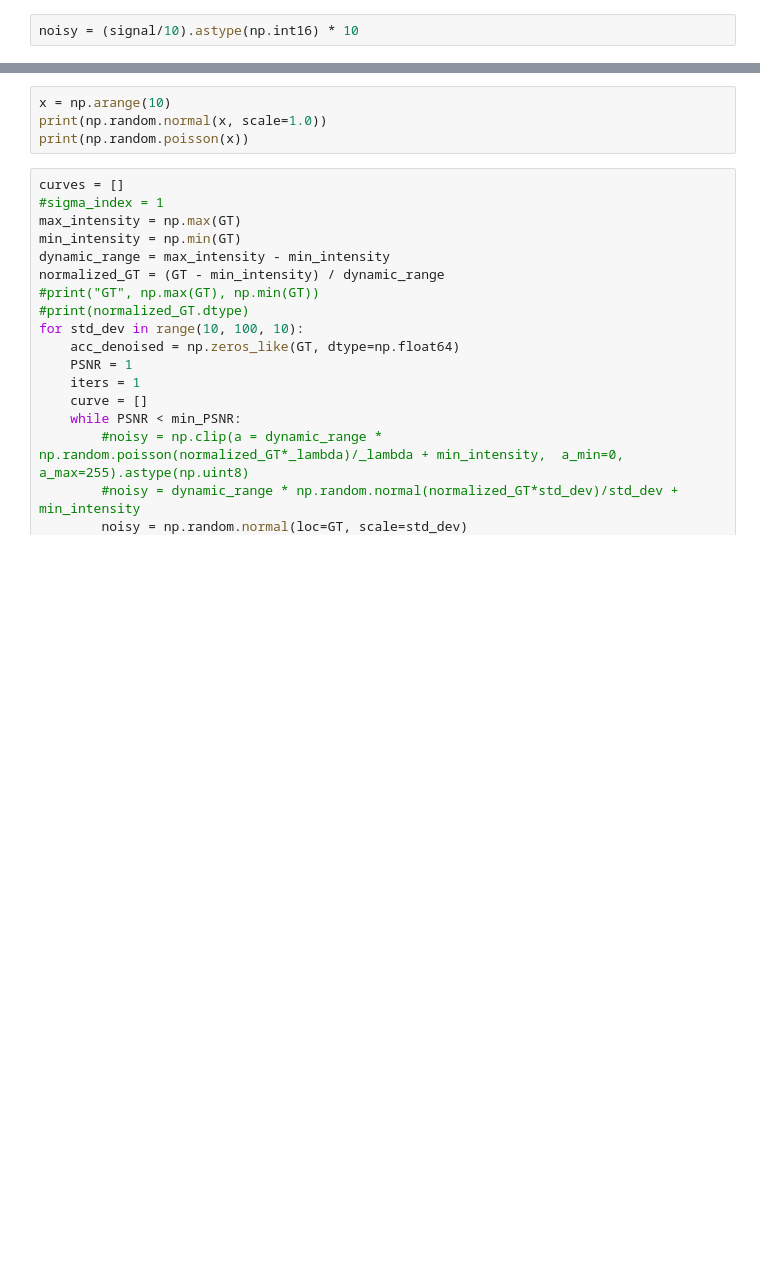
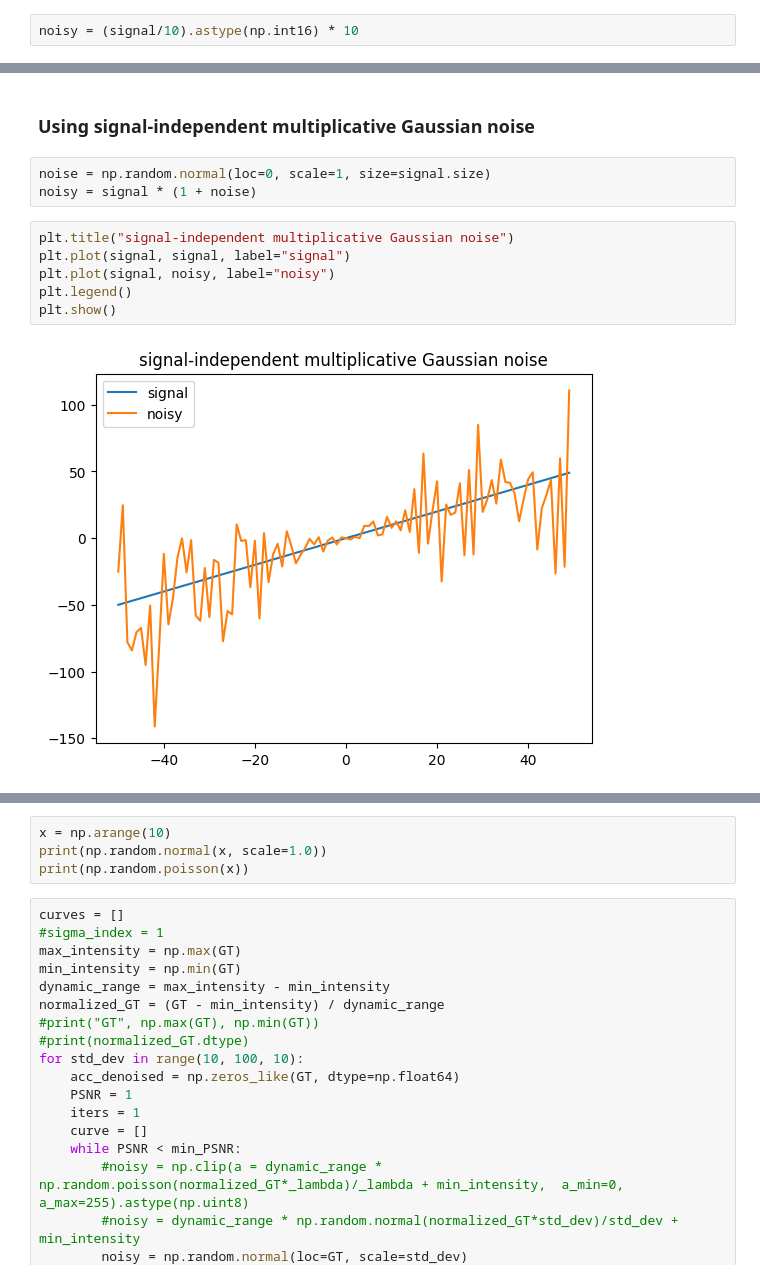
Before and after one commit to vicente-gonzalez-ruiz/denoising_analysis_using_FSC, a Jupyter notebook: figs/gaussian_averaging.ipynb, the cells around one changed output, grey strips where cells are left out. Drawn from its saved outputs; the diff is of its cells as text; blank space fills up the shorter version.

```diff
--- a/figs/gaussian_averaging.ipynb
+++ b/figs/gaussian_averaging.ipynb
@@ -250,0 +444,13 @@ plt.show()
+# %% [markdown]
+### Using signal-independent multiplicative Gaussian noise
+# %%
+noise = np.random.normal(loc=0, scale=1, size=signal.size)
+noisy = signal * (1 + noise)
+# %%
+plt.title("signal-independent multiplicative Gaussian noise")
+plt.plot(signal, signal, label="signal")
+plt.plot(signal, noisy, label="noisy")
+plt.legend()
+plt.show()
+# %% [output]
+[figure, added]
```
Also changed, not shown: parts of 54 cells of this notebook, 1 other file.
